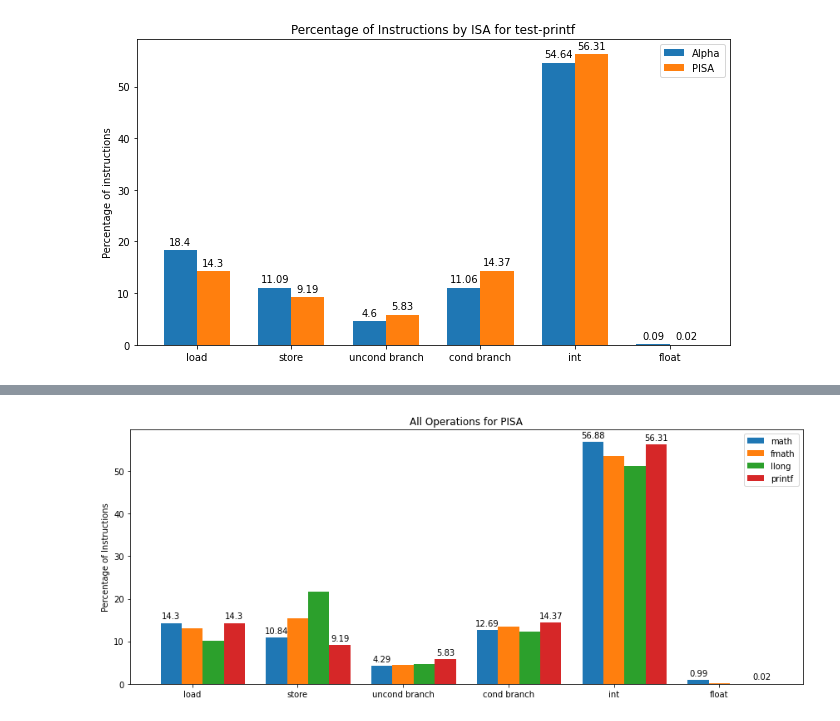
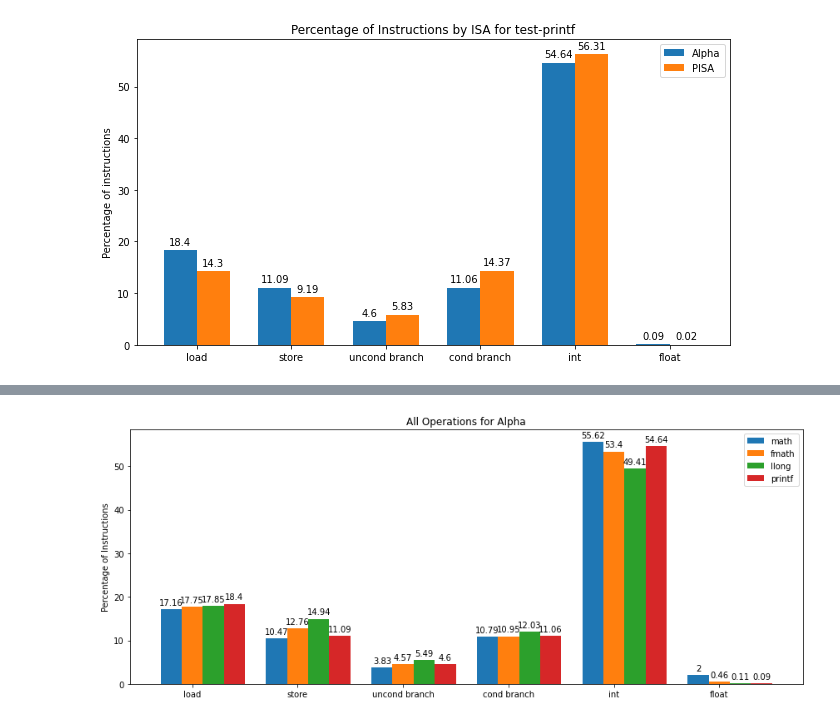
Before and after one commit to rimon15/csci6461, a Jupyter notebook: project1/a1_histogram.ipynb, the cells around one changed output, grey strips where cells are left out. Cells and saved outputs as stored; diff of their text form; code cells hidden in the pictures.

Commit message:
added graphs for p2

```diff
--- a/project1/a1_histogram.ipynb
+++ b/project1/a1_histogram.ipynb
@@ -100,32 +64,38 @@ plt.show()
-# %%
-labels = ['load', 'store', 'uncond branch', 'cond branch', 'int', 'float']
-
-pisa_math = [14.30, 10.84, 4.29, 12.69, 56.88, 0.99]
-pisa_fmath = [12.98, 15.41, 4.43, 13.45, 53.58, 0.14]
-pisa_llong = [10.09, 21.63, 4.75, 12.23, 51.26, 0.00]
-pisa_printf = [14.30, 9.19, 5.83, 14.37, 56.31, 0.02]
-
-x = np.arange(len(labels))  # the label locations
-width = .2  # the width of the bars
-
-fig, ax = plt.subplots(figsize=(12,5))
-rects1 = ax.bar(x - width, pisa_math, width, label='math')
-rects2 = ax.bar(x, pisa_fmath, width, label='fmath')
-rects2 = ax.bar(x + width, pisa_llong, width, label='llong')
-rects2 = ax.bar(x + width * 2, pisa_printf, width, label='printf')
-
-# Add some text for labels, title and custom x-axis tick labels, etc.
-ax.set_ylabel('Percentage of Instructions')
-title = 'All Operations for PISA'
-ax.set_title(title)
-ax.set_xticks(x, labels)
-ax.legend()
-
-ax.bar_label(rects1, padding=3)
-ax.bar_label(rects2, padding=3)
-
-fig.tight_layout()
-
-plt.show()
-# %% [output]
-[figure, removed]
+# %%
+labels = ['load', 'store', 'uncond branch', 'cond branch', 'int', 'float']
+alpha_math = [17.16, 10.47, 3.83, 10.79, 55.62, 2.00]
+alpha_fmath = [17.75, 12.76, 4.57, 10.95, 53.40, 0.46]
+alpha_llong = [17.85, 14.94, 5.49, 12.03, 49.41, 0.11]
+alpha_printf = [18.40, 11.09, 4.60, 11.06, 54.64, 0.09]
+
+pisa_math = [14.30, 10.84, 4.29, 12.69, 56.88, 0.99]
+pisa_fmath = [12.98, 15.41, 4.43, 13.45, 53.58, 0.14]
+pisa_llong = [10.09, 21.63, 4.75, 12.23, 51.26, 0.00]
+pisa_printf = [14.30, 9.19, 5.83, 14.37, 56.31, 0.02]
+
+x = np.arange(len(labels))  # the label locations
+width = .2  # the width of the bars
+
+fig, ax = plt.subplots(figsize=(12,5))
+rects1 = ax.bar(x - width, alpha_math, width, label='math')
+rects2 = ax.bar(x, alpha_fmath, width, label='fmath')
+rects3 = ax.bar(x + width, alpha_llong, width, label='llong')
+rects4 = ax.bar(x + width * 2, alpha_printf, width, label='printf')
+
+# Add some text for labels, title and custom x-axis tick labels, etc.
+ax.set_ylabel('Percentage of Instructions')
+title = 'All Operations for Alpha'
+ax.set_title(title)
+ax.set_xticks(x, labels)
+ax.legend()
+
+ax.bar_label(rects1, padding=3)
+ax.bar_label(rects2, padding=3)
+ax.bar_label(rects3, padding=3)
+ax.bar_label(rects4, padding=3)
+
+fig.tight_layout()
+
+plt.show()
+# %% [output]
+[figure, added]
```
Also changed, not shown: parts of 4 cells of this notebook, 2 other files.
